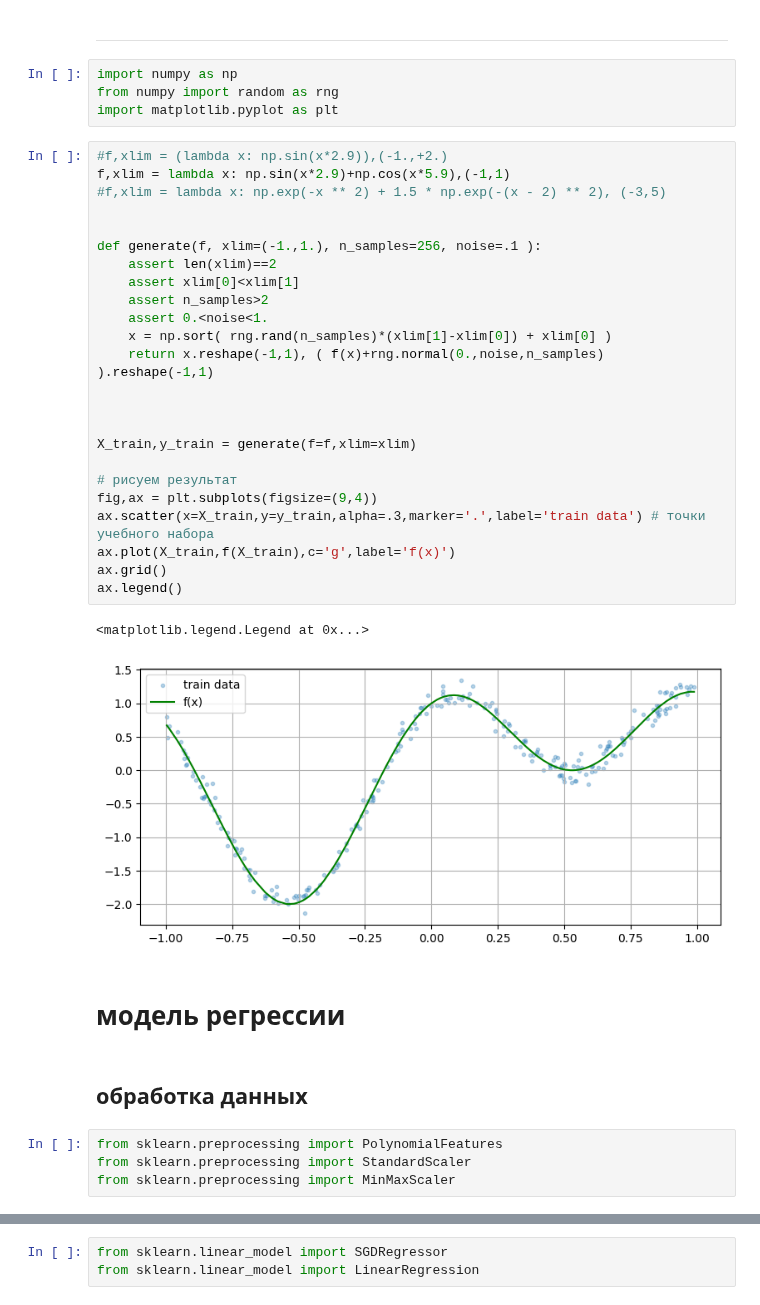
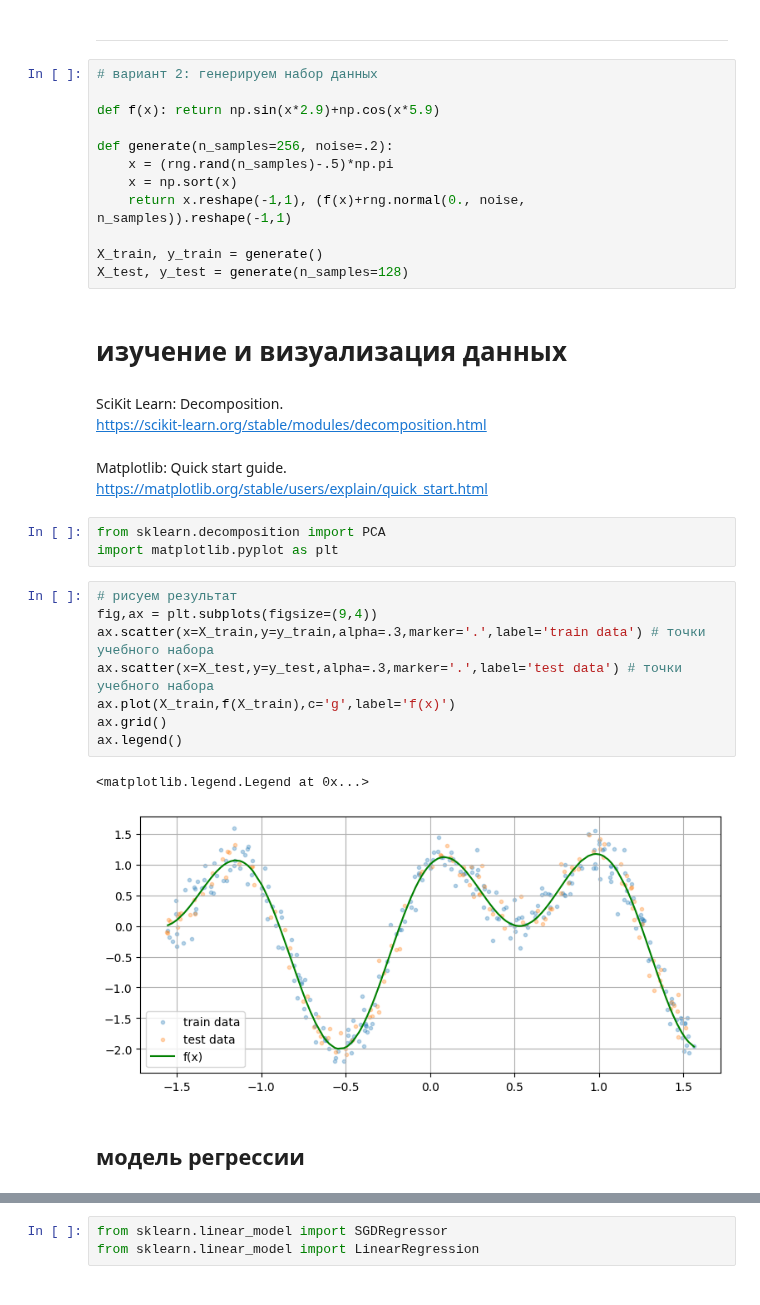
Before and after one commit to mechanoid5/ml_lectorium_2024_I, a Jupyter notebook: lab/04-linear/02-linear-regr.ipynb, the cells around one changed output, grey strips where cells are left out. Drawn from its saved outputs; the diff is of its cells as text.

```diff
--- a/lab/04-linear/02-linear-regr.ipynb
+++ b/lab/04-linear/02-linear-regr.ipynb
@@ -25,41 +31,38 @@ https://archive.ics.uci.edu
 # %% [markdown]
 ---
+# %%
+# вариант 2: генерируем набор данных
+
+def f(x): return np.sin(x*2.9)+np.cos(x*5.9)
+
+def generate(n_samples=256, noise=.2):
+    x = (rng.rand(n_samples)-.5)*np.pi
+    x = np.sort(x)
+    return x.reshape(-1,1), (f(x)+rng.normal(0., noise, n_samples)).reshape(-1,1)
+
+X_train, y_train = generate()
+X_test, y_test = generate(n_samples=128)
+# %% [markdown]
+# изучение и визуализация данных
+# %% [markdown]
+SciKit Learn: Decomposition.
+https://scikit-learn.org/stable/modules/decomposition.html
+# %% [markdown]
+Matplotlib: Quick start guide.
+https://matplotlib.org/stable/users/explain/quick_start.html
 # %%
-import numpy as np
-from numpy import random as rng
+from sklearn.decomposition import PCA
 import matplotlib.pyplot as plt
-# %%
-#f,xlim = (lambda x: np.sin(x*2.9)),(-1.,+2.)
-f,xlim = lambda x: np.sin(x*2.9)+np.cos(x*5.9),(-1,1)
-#f,xlim = lambda x: np.exp(-x ** 2) + 1.5 * np.exp(-(x - 2) ** 2), (-3,5)
-
-
-def generate(f, xlim=(-1.,1.), n_samples=256, noise=.1 ):
-    assert len(xlim)==2
-    assert xlim[0]<xlim[1]
-    assert n_samples>2
-    assert 0.<noise<1.
-    x = np.sort( rng.rand(n_samples)*(xlim[1]-xlim[0]) + xlim[0] )
-    return x.reshape(-1,1), ( f(x)+rng.normal(0.,noise,n_samples) ).reshape(-1,1)
-
-
-
-X_train,y_train = generate(f=f,xlim=xlim)
-
-# рисуем результат
-fig,ax = plt.subplots(figsize=(9,4))
-ax.scatter(x=X_train,y=y_train,alpha=.3,marker='.',label='train data') # точки учебного набора
-ax.plot(X_train,f(X_train),c='g',label='f(x)')
-ax.grid()
-ax.legend()
-# %% [output]
-<matplotlib.legend.Legend at 0x...>
-[figure, removed]
+# %%
+# рисуем результат
+fig,ax = plt.subplots(figsize=(9,4))
+ax.scatter(x=X_train,y=y_train,alpha=.3,marker='.',label='train data') # точки учебного набора
+ax.scatter(x=X_test,y=y_test,alpha=.3,marker='.',label='test data') # точки учебного набора
+ax.plot(X_train,f(X_train),c='g',label='f(x)')
+ax.grid()
+ax.legend()
+# %% [output]
+<matplotlib.legend.Legend at 0x...>
+[figure, added]
 # %% [markdown]
-# модель регрессии
+## модель регрессии
-# %% [markdown]
-## обработка данных
-# %%
-from sklearn.preprocessing import PolynomialFeatures
-from sklearn.preprocessing import StandardScaler
-from sklearn.preprocessing import MinMaxScaler
```
Also changed, not shown: parts of 15 cells of this notebook, 45 other files.
